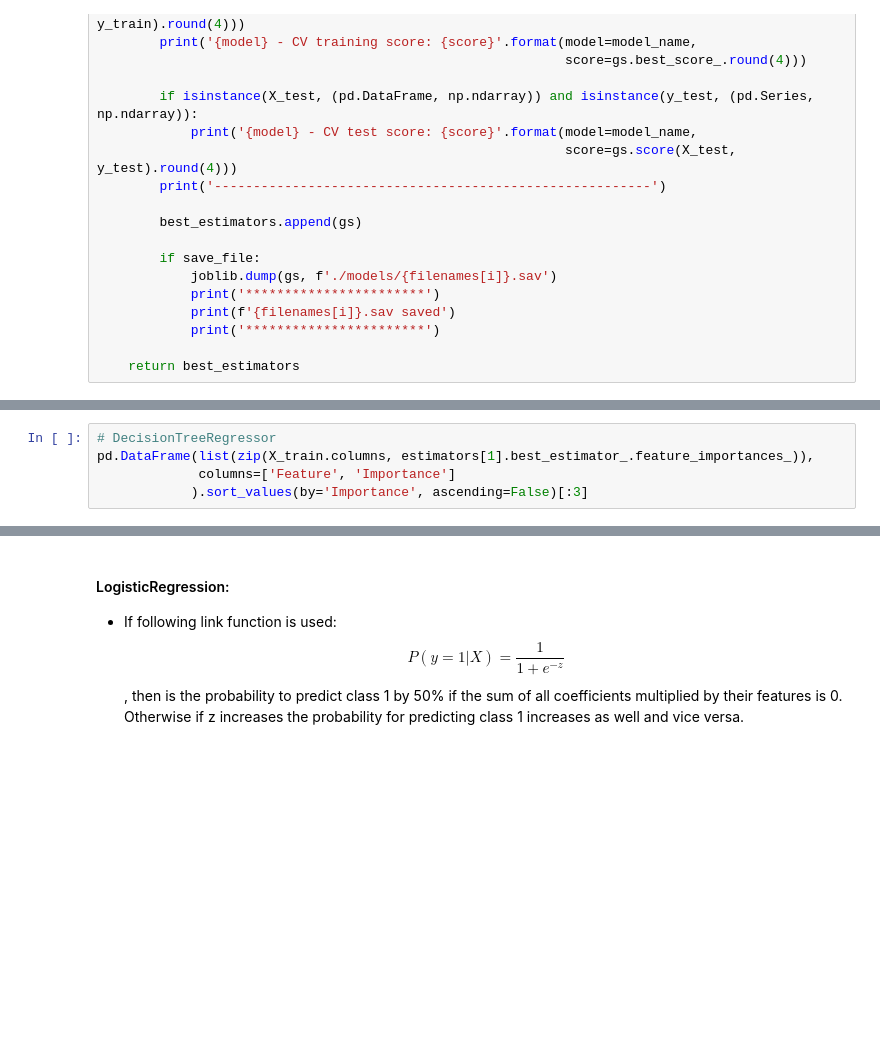
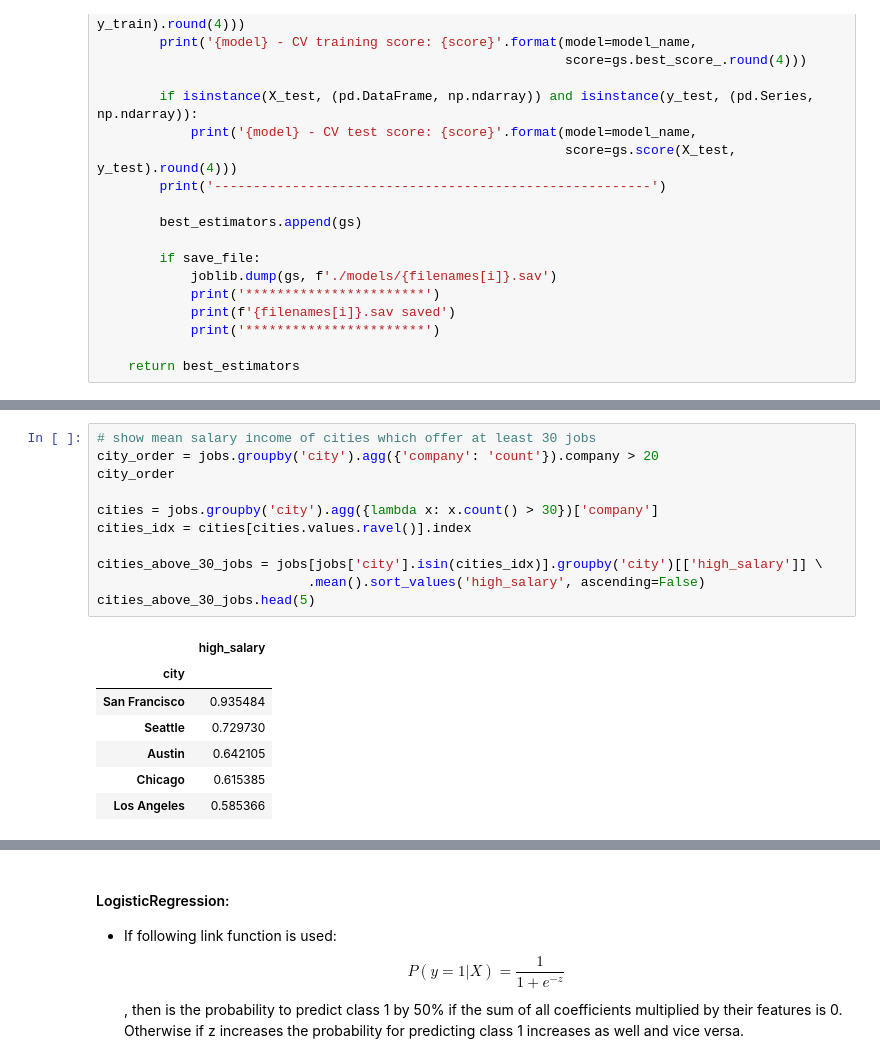
Before and after one commit to androi7/ds-mini-projects, a Jupyter notebook: WebScraping/Salary.ipynb, the cells around one changed output, grey strips where cells are left out. Drawn from its saved outputs; the diff is of its cells as text; blank space fills up the shorter version.

```diff
--- a/WebScraping/Salary.ipynb
+++ b/WebScraping/Salary.ipynb
@@ -1371,5 +1371,19 @@ AttributeError: 'numpy.ndarray' object has no attribute 'columns'
-# %%
-# DecisionTreeRegressor
-pd.DataFrame(list(zip(X_train.columns, estimators[1].best_estimator_.feature_importances_)),
-             columns=['Feature', 'Importance']
-            ).sort_values(by='Importance', ascending=False)[:3]
+# %%
+# show mean salary income of cities which offer at least 30 jobs
+city_order = jobs.groupby('city').agg({'company': 'count'}).company > 20
+city_order
+
+cities = jobs.groupby('city').agg({lambda x: x.count() > 30})['company']
+cities_idx = cities[cities.values.ravel()].index
+
+cities_above_30_jobs = jobs[jobs['city'].isin(cities_idx)].groupby('city')[['high_salary']] \
+                           .mean().sort_values('high_salary', ascending=False)
+cities_above_30_jobs.head(5)
+# %% [output]
+|  | high_salary |
+| city |  |
+| San Francisco | 0.935484 |
+| Seattle | 0.729730 |
+| Austin | 0.642105 |
+| Chicago | 0.615385 |
+| Los Angeles | 0.585366 |
```
Also changed, not shown: parts of 10 cells of this notebook.
